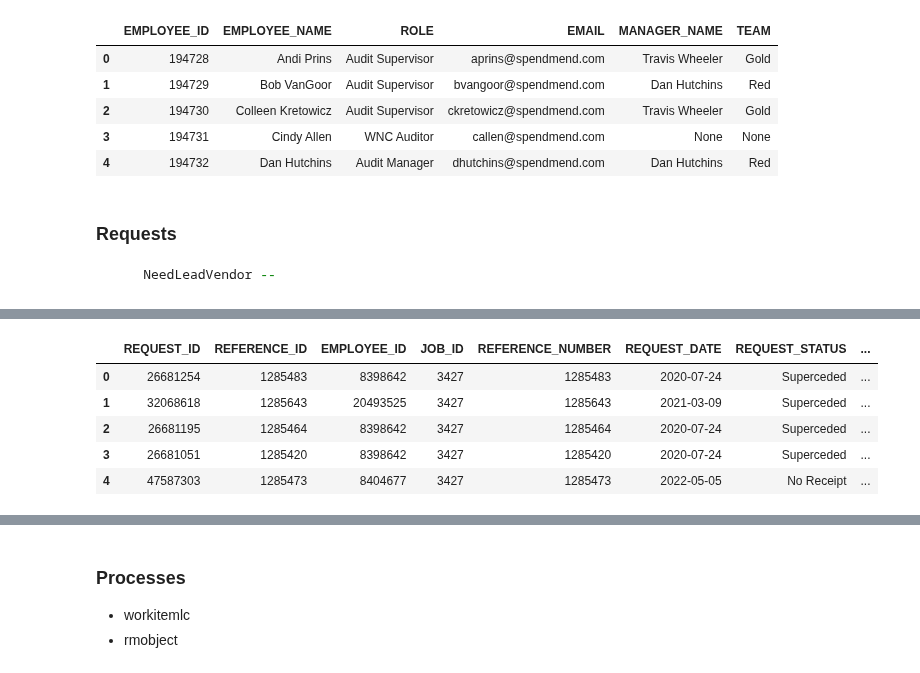
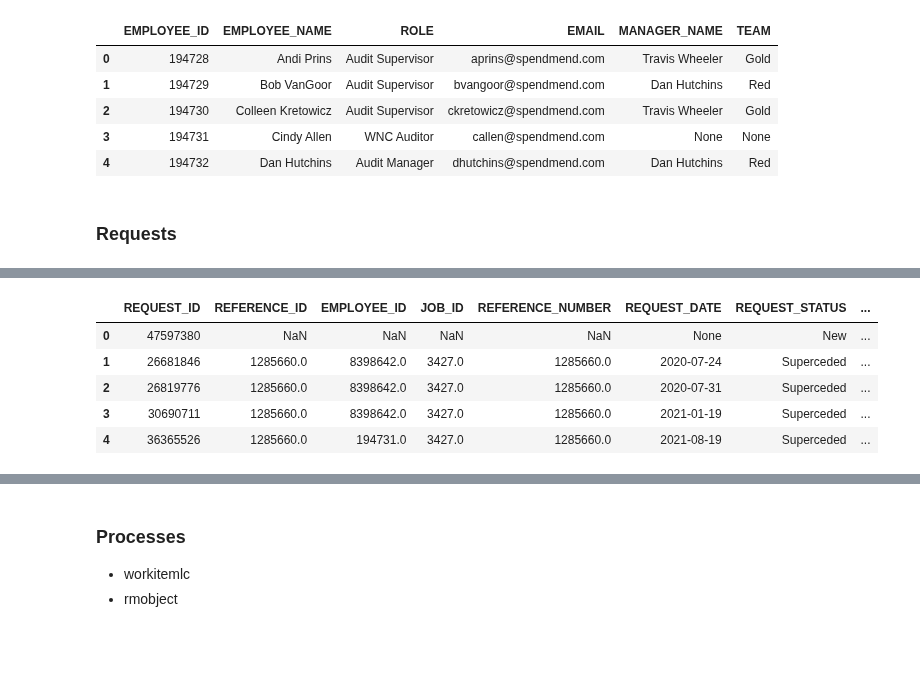
Before and after one commit to cpassorelli/call-reports, a Jupyter notebook: ipython/requests-data-warehouse-integration-silver.ipynb, the cells around one changed output, grey strips where cells are left out. Drawn from its saved outputs; the diff is of its cells as text; code cells hidden in the pictures; blank space fills up the shorter version.

````diff
--- a/ipython/requests-data-warehouse-integration-silver.ipynb
+++ b/ipython/requests-data-warehouse-integration-silver.ipynb
@@ -59,9 +59,6 @@ Wall time: 853 ms
 | 4 | 194732 | Dan Hutchins | Audit Manager | dhutchins@spendmend.com | Dan Hutchins | Red |
 # %% [markdown]
 ### Requests
-```sql
-    NeedLeadVendor --
-```
 # %%
 %%time
 from pyspark.sql.functions import col, lit, lower
@@ -110,17 +107,14 @@ path = os.path.join(SILVER, 'requests')
         'cast(NeedLeadVendor as boolean) as NEEDS_LEAD_VENDOR'
 
     )
-    .sample(False, 1e-3, 42)
-    .limit(5)
-    .toPandas()
-#     .write
-#     .mode('overwrite')
-#     .parquet(path)
+    .write
+    .mode('overwrite')
+    .parquet(path)
 )
 
 
-# requests = spark.read.parquet(path)
-# # requests.createOrReplaceTempView('requests')
-# # display(requests)
-# requests.limit(5).toPandas()
+requests = spark.read.parquet(path)
+# requests.createOrReplaceTempView('requests')
+# display(requests)
+requests.limit(5).toPandas()
 # %% [output]
@@ -129,6 +123,6 @@ Wall time: 543 ms
 |  | REQUEST_ID | REFERENCE_ID | EMPLOYEE_ID | JOB_ID | REFERENCE_NUMBER | REQUEST_DATE | REQUEST_STATUS | ... |
-| 0 | 26681254 | 1285483 | 8398642 | 3427 | 1285483 | 2020-07-24 | Superceded | ... |
-| 1 | 32068618 | 1285643 | 20493525 | 3427 | 1285643 | 2021-03-09 | Superceded | ... |
-| 2 | 26681195 | 1285464 | 8398642 | 3427 | 1285464 | 2020-07-24 | Superceded | ... |
-| 3 | 26681051 | 1285420 | 8398642 | 3427 | 1285420 | 2020-07-24 | Superceded | ... |
-| 4 | 47587303 | 1285473 | 8404677 | 3427 | 1285473 | 2022-05-05 | No Receipt | ... |
+| 0 | 47597380 | NaN | NaN | NaN | NaN | None | New | ... |
+| 1 | 26681846 | 1285660.0 | 8398642.0 | 3427.0 | 1285660.0 | 2020-07-24 | Superceded | ... |
+| 2 | 26819776 | 1285660.0 | 8398642.0 | 3427.0 | 1285660.0 | 2020-07-31 | Superceded | ... |
+| 3 | 30690711 | 1285660.0 | 8398642.0 | 3427.0 | 1285660.0 | 2021-01-19 | Superceded | ... |
+| 4 | 36365526 | 1285660.0 | 194731.0 | 3427.0 | 1285660.0 | 2021-08-19 | Superceded | ... |
````
Also changed, not shown: parts of 8 cells of this notebook, 1 other file.
